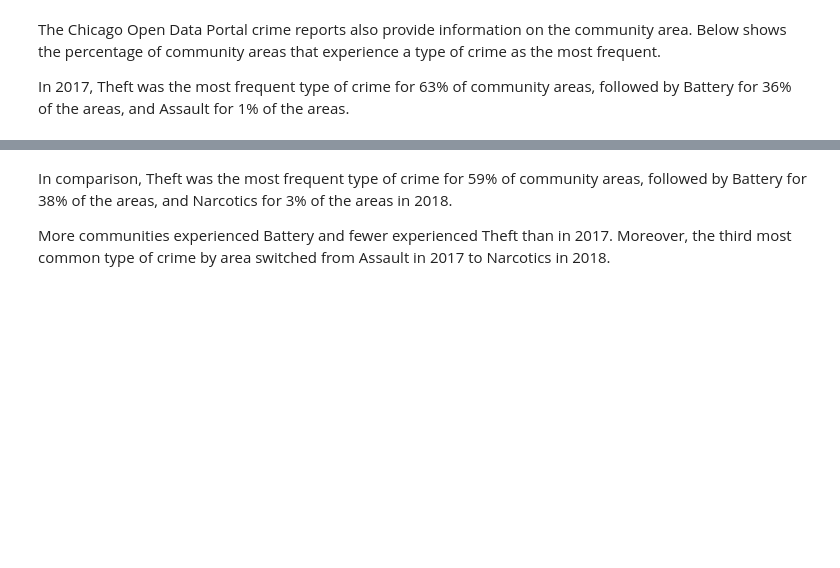
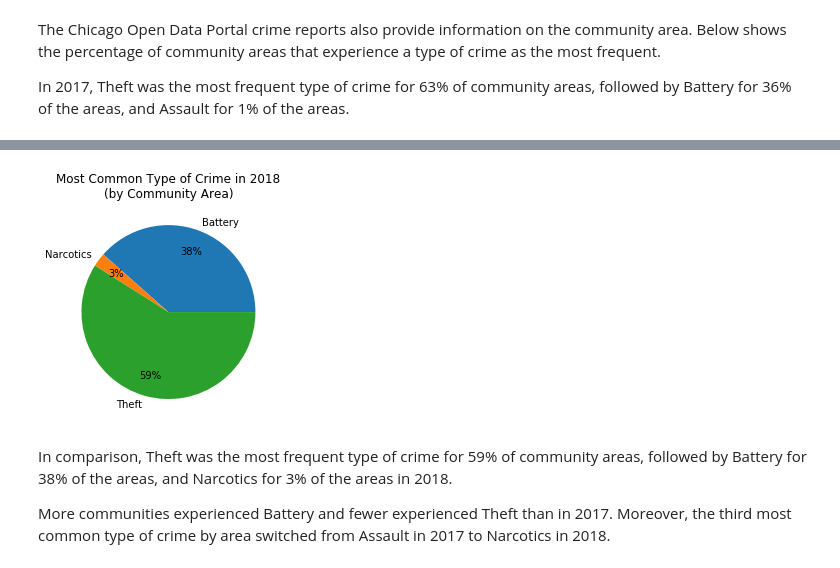
Before and after one commit to laurenjli/ml-pubpol, a Jupyter notebook: hw1/hw1_writeup.ipynb, the cells around one changed output, grey strips where cells are left out. Saved outputs shown, nothing was run; the diff lists cells and outputs as text; code cells hidden in the pictures; blank space fills up the shorter version.

```diff
--- a/hw1/hw1_writeup.ipynb
+++ b/hw1/hw1_writeup.ipynb
@@ -38,0 +71,3 @@ Next, we can look percent change in the number of crimes committed per type from
+# %%
+z = hw1_base.avg_crime_nhood(df1, df2)
+z
@@ -45,3 +97,8 @@ In 2017, Theft was the most frequent type of crime for 63% of community areas, f
+# %%
+a = hw1_base.most_common_yr(z)
+hw1_base.mk_pie(a, 2018, 'charts/2018 pie.png')
+# %% [output]
+[figure, added]
 # %% [markdown]
 In comparison, Theft was the most frequent type of crime for 59% of community areas, followed by Battery for 38% of the areas, and Narcotics for 3% of the areas in 2018.
 
```
Also changed, not shown: parts of 31 cells of this notebook, 16 other files.
